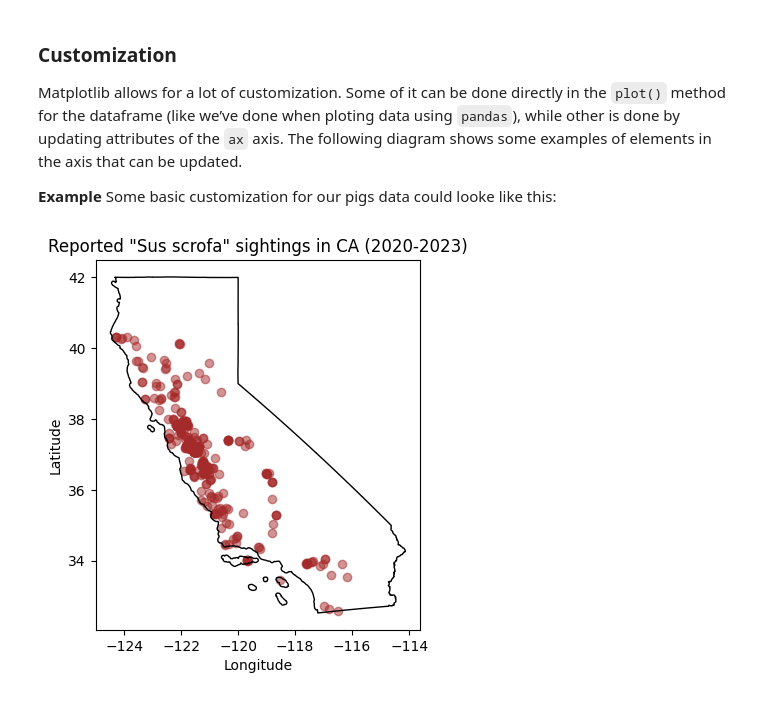
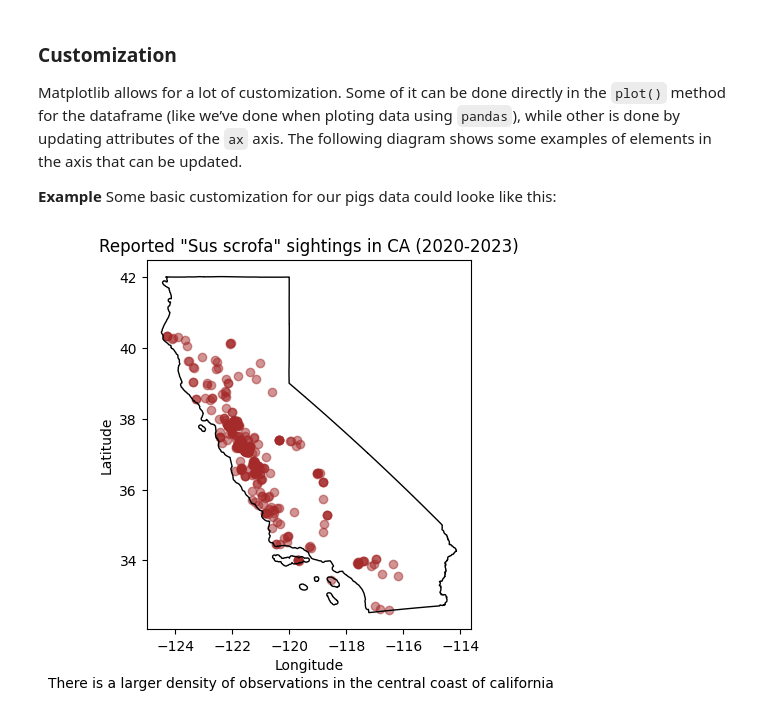
Before and after one commit to rellimylime/eds220-2025-in-class, a Jupyter notebook: week4-geopandas.ipynb, the cells around one changed output. Saved outputs shown, nothing was run; the diff lists cells and outputs as text; code cells hidden in the pictures.

```diff
--- a/week4-geopandas.ipynb
+++ b/week4-geopandas.ipynb
@@ -260,22 +260,24 @@ Some basic customization for our pigs data could looke like this:
 # %%
 # Initialize empty figure
 fig, ax = plt.subplots()
 
 # Add data to axis
 california.boundary.plot(ax = ax, color = "black", linewidth = 1)
 
 pigs_recent.plot(ax = ax,         # Add plot to axis
                  alpha = 0.5,     # Adjust transparency
                  color = 'brown'  # Update point color
                  )
 
 
 # Update axis
 ax.set_title('Reported "Sus scrofa" sightings in CA (2020-2023)')
 ax.set_xlabel('Longitude')
 ax.set_ylabel('Latitude')
 
+plt.figtext(0.5, -0.01, "There is a larger density of observations in the central coast of california", ha = 'center')
+
 # Display figure
 plt.show()
 # %% [output]
-[figure, old version]
+[figure, new version]
```
